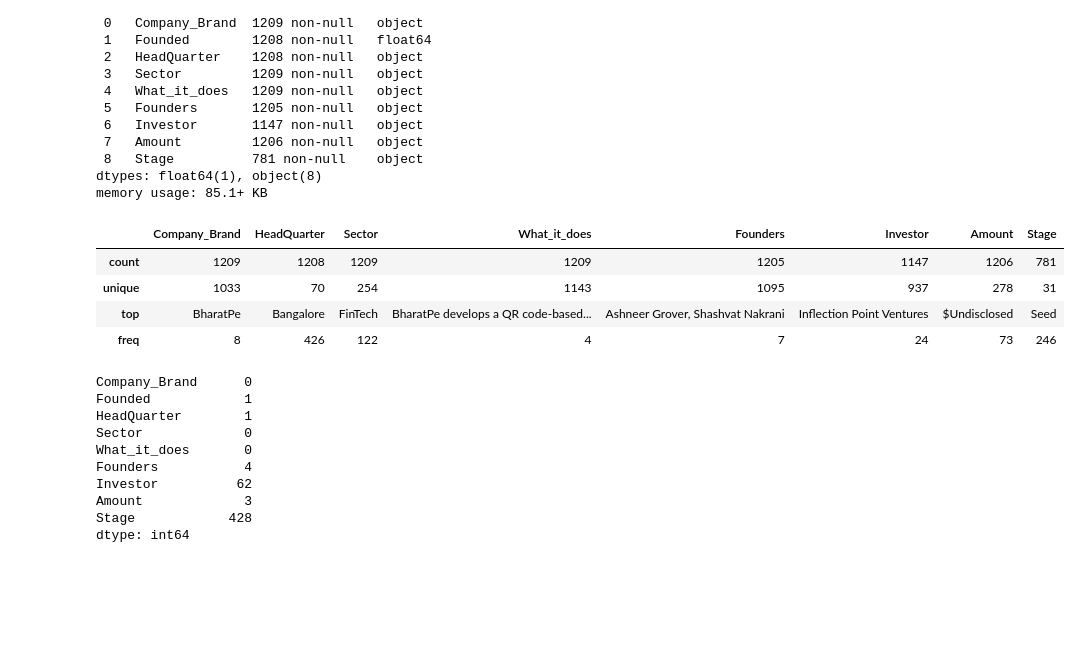
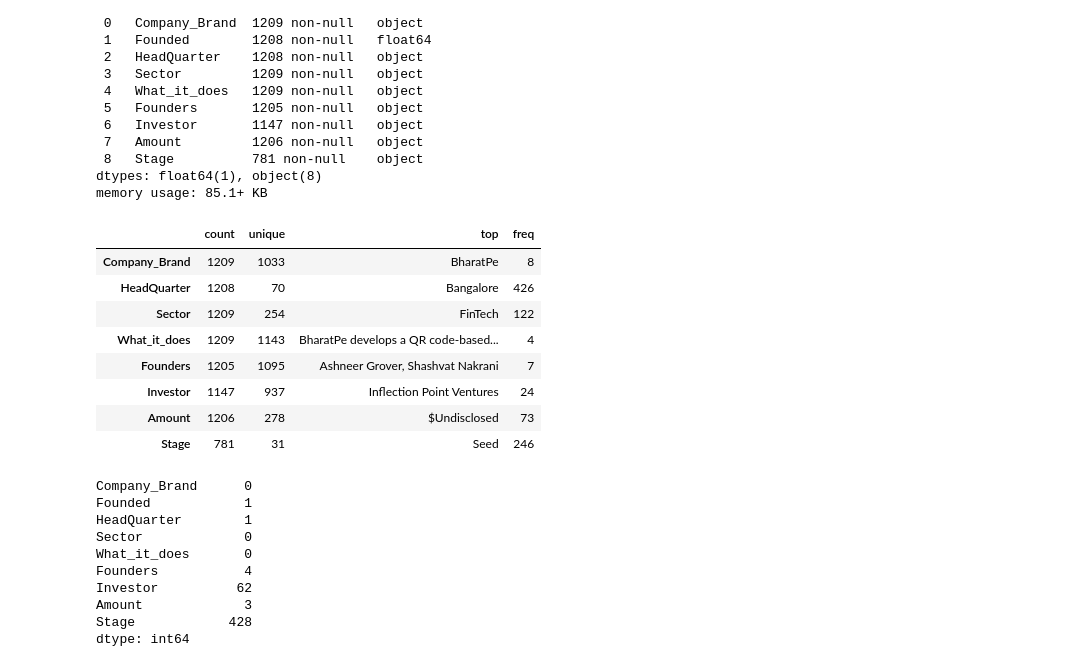
Before and after one commit to DzeBakuEso/stockholm_lp1_colla_project_sprint_1, a Jupyter notebook: Indian _Ecosystem_Analysis.ipynb, the cells around one changed output. Saved outputs shown, nothing was run; the diff lists cells and outputs as text; code cells hidden in the pictures; blank space fills up the shorter version.

```diff
--- a/Indian _Ecosystem_Analysis.ipynb
+++ b/Indian _Ecosystem_Analysis.ipynb
@@ -100 +100,7 @@ from scipy.stats import chi2_contingency
+# %%
+# Set display options
+pd.set_option('display.max_columns', None)  # Show all columns
+pd.set_option('display.max_rows', None)  # Show all rows
+pd.set_option('display.width', None)  # Disable column width restriction
+pd.set_option('display.max_colwidth', None)  # Disable truncation of column contents
 # %% [markdown]
@@ -117,8 +123,8 @@ username = environment_variables.get("USERNAME")
 password = environment_variables.get("PASSWORD")
 
 
-# connection_string = f"DRIVER={{SQL Server}};SERVER={server};DATABASE={database};UID={username};PWD={password}"
-connection_string = "DRIVER={ODBC Driver 17 for SQL Server};SERVER={dap-projects-database.database.windows.net};DATABASE={dapDB};UID={dataAnalyst_LP1};PWD={G7x@9kR$2x}"
+connection_string = f"DRIVER={{SQL Server}};SERVER={server};DATABASE={database};UID={username};PWD={password}"
+#connection_string = "DRIVER={ODBC Driver 17 for SQL Server};SERVER={dap-projects-database.database.windows.net};DATABASE={dapDB};UID={dataAnalyst_LP1};PWD={G7x@9kR$2x}"
 # %%
 # Use the connect method of the pyodbc library and pass in the connection string.
 # This will connect to the server and might take a few seconds to be complete.
@@ -1253,13 +1486,17 @@ Data columns (total 9 columns):
 dtypes: float64(1), object(8)
 memory usage: 85.1+ KB
 # %%
-df4.describe(include='object') #providing descriptive statistics for columns of object data type in the DataFrame
+df4.describe(include='object').T #providing descriptive statistics for columns of object data type in the DataFrame
 # %% [output]
-|  | Company_Brand | HeadQuarter | Sector | What_it_does | Founders | Investor | Amount | Stage |
-| count | 1209 | 1208 | 1209 | 1209 | 1205 | 1147 | 1206 | 781 |
-| unique | 1033 | 70 | 254 | 1143 | 1095 | 937 | 278 | 31 |
-| top | BharatPe | Bangalore | FinTech | BharatPe develops a QR code-based... | Ashneer Grover, Shashvat Nakrani | Inflection Point Ventures | $Undisclosed | Seed |
-| freq | 8 | 426 | 122 | 4 | 7 | 24 | 73 | 246 |
+|  | count | unique | top | freq |
+| Company_Brand | 1209 | 1033 | BharatPe | 8 |
+| HeadQuarter | 1208 | 70 | Bangalore | 426 |
+| Sector | 1209 | 254 | FinTech | 122 |
+| What_it_does | 1209 | 1143 | BharatPe develops a QR code-based... | 4 |
+| Founders | 1205 | 1095 | Ashneer Grover, Shashvat Nakrani | 7 |
+| Investor | 1147 | 937 | Inflection Point Ventures | 24 |
+| Amount | 1206 | 278 | $Undisclosed | 73 |
+| Stage | 781 | 31 | Seed | 246 |
 # %%
 df4.isnull().sum() # looking for missing values in dataFrame
 # %% [output]
```
Also changed, not shown: parts of 132 cells of this notebook, 5 other files.
